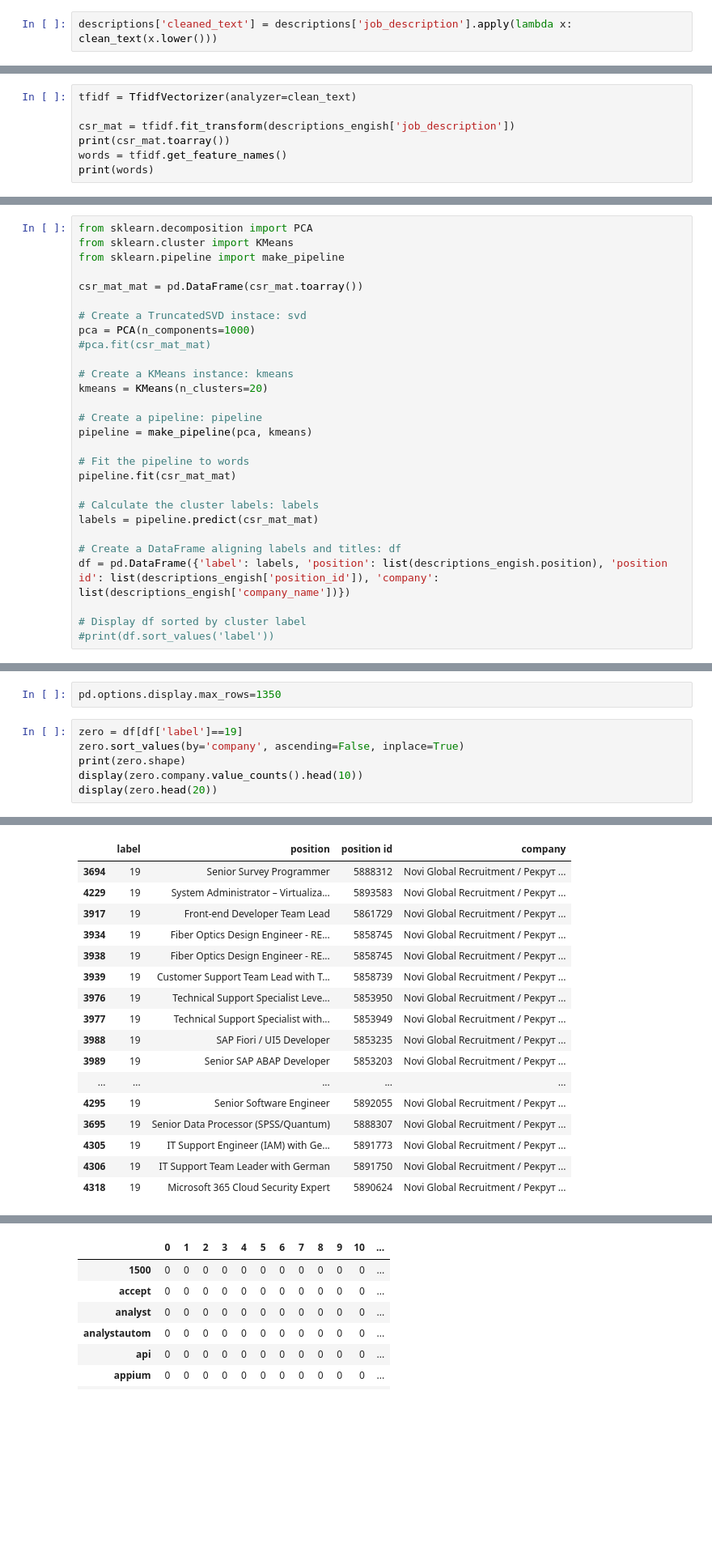
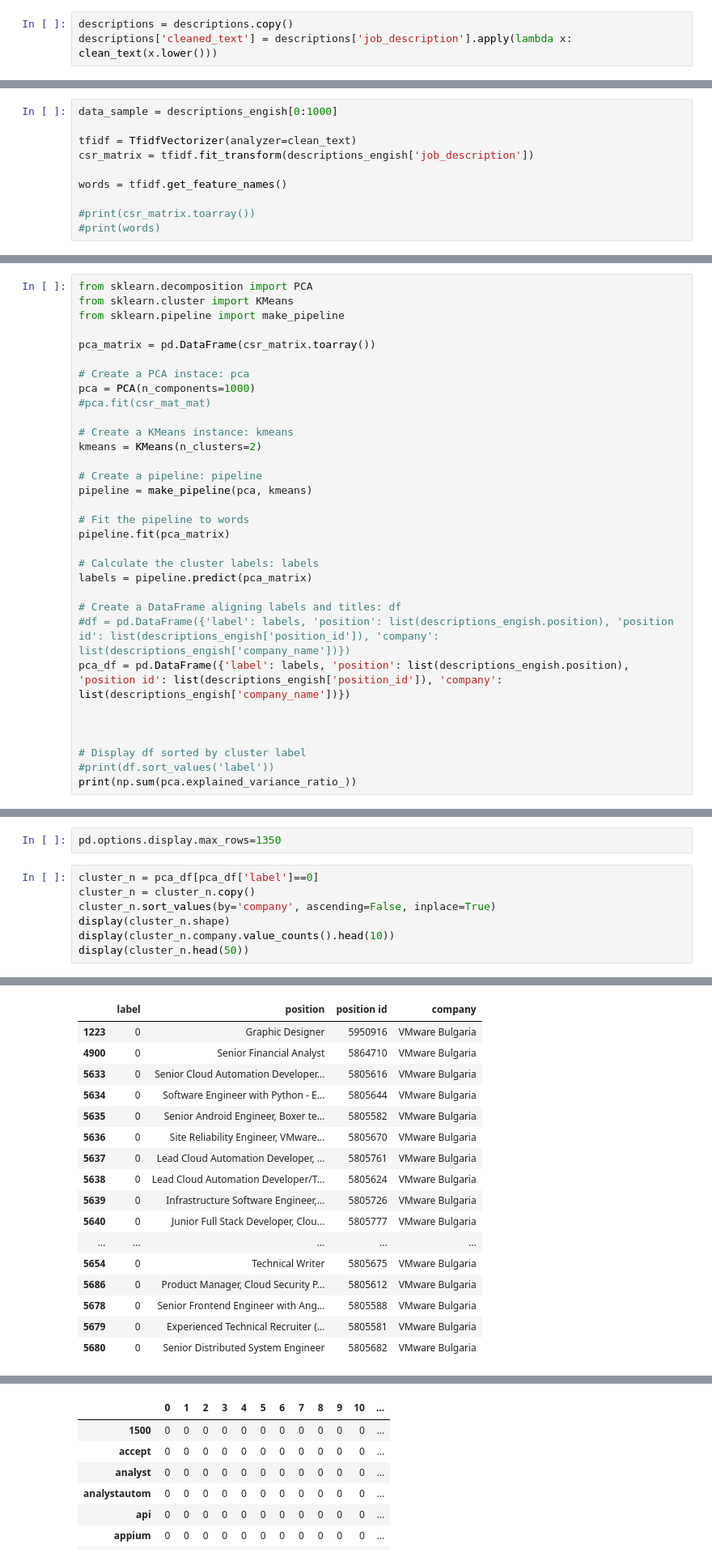
Before and after one commit to LyuboKushev/Employment-Data, a Jupyter notebook: Text Analysis Jobs bg.ipynb, the cells around one changed output, grey strips where cells are left out. Shown at 81% size. Drawn from its saved outputs; the diff is of its cells as text; blank space fills up the shorter version.

```diff
--- a/Text Analysis Jobs bg.ipynb
+++ b/Text Analysis Jobs bg.ipynb
@@ -209,4 +191,5 @@ descriptions.head()
 | 3 | 5950538 | html Customer Support Representat... | Customer Support Representative | ТЕК ЕКСПЪРТС ЕООД |
 | 4 | 5933745 | html Grafixoft is a leading softw... | Software Engineer (C#/.NET) | ГРАФИКСОФТ ООД |
 # %%
+descriptions = descriptions.copy()
 descriptions['cleaned_text'] = descriptions['job_description'].apply(lambda x: clean_text(x.lower()))
@@ -373,9 +339,12 @@ for i in range(num_clusters):
 # %% [markdown]
 #### Vectorizing: TF-IDF - Dimensionality Reduction
 # %%
+data_sample = descriptions_engish[0:1000]
+
 tfidf = TfidfVectorizer(analyzer=clean_text)
+csr_matrix = tfidf.fit_transform(descriptions_engish['job_description'])
 
-csr_mat = tfidf.fit_transform(descriptions_engish['job_description'])
-print(csr_mat.toarray())
 words = tfidf.get_feature_names()
-print(words)
+
+#print(csr_matrix.toarray())
+#print(words)
@@ -395,26 +355,30 @@ from sklearn.decomposition import PCA
 from sklearn.cluster import KMeans
 from sklearn.pipeline import make_pipeline
 
-csr_mat_mat = pd.DataFrame(csr_mat.toarray())
+pca_matrix = pd.DataFrame(csr_matrix.toarray())
 
-# Create a TruncatedSVD instace: svd
+# Create a PCA instace: pca
 pca = PCA(n_components=1000)
 #pca.fit(csr_mat_mat)
 
 # Create a KMeans instance: kmeans
-kmeans = KMeans(n_clusters=20)
+kmeans = KMeans(n_clusters=2)
 
 # Create a pipeline: pipeline
 pipeline = make_pipeline(pca, kmeans)
 
 # Fit the pipeline to words
-pipeline.fit(csr_mat_mat)
+pipeline.fit(pca_matrix)
 
 # Calculate the cluster labels: labels
-labels = pipeline.predict(csr_mat_mat)
+labels = pipeline.predict(pca_matrix)
 
 # Create a DataFrame aligning labels and titles: df
-df = pd.DataFrame({'label': labels, 'position': list(descriptions_engish.position), 'position id': list(descriptions_engish['position_id']), 'company': list(descriptions_engish['company_name'])})
+#df = pd.DataFrame({'label': labels, 'position': list(descriptions_engish.position), 'position id': list(descriptions_engish['position_id']), 'company': list(descriptions_engish['company_name'])})
+pca_df = pd.DataFrame({'label': labels, 'position': list(descriptions_engish.position), 'position id': list(descriptions_engish['position_id']), 'company': list(descriptions_engish['company_name'])})
+
+
 
 # Display df sorted by cluster label
 #print(df.sort_values('label'))
+print(np.sum(pca.explained_variance_ratio_))
@@ -483,9 +458,10 @@ array([0.00522373, 0.01834596, 0.01551494, 0.0106122 , 0.00971697,
 # %%
 pd.options.display.max_rows=1350
 # %%
-zero = df[df['label']==19]
-zero.sort_values(by='company', ascending=False, inplace=True)
-print(zero.shape)
-display(zero.company.value_counts().head(10))
-display(zero.head(20))
+cluster_n = pca_df[pca_df['label']==0]
+cluster_n = cluster_n.copy()
+cluster_n.sort_values(by='company', ascending=False, inplace=True)
+display(cluster_n.shape)
+display(cluster_n.company.value_counts().head(10))
+display(cluster_n.head(50))
 # %% [output]
@@ -499,19 +471,19 @@ Name: company, dtype: int64
 |  | label | position | position id | company |
-| 3694 | 19 | Senior Survey Programmer | 5888312 | Novi Global Recruitment / Рекрут ... |
-| 4229 | 19 | System Administrator – Virtualiza... | 5893583 | Novi Global Recruitment / Рекрут ... |
-| 3917 | 19 | Front-end Developer Team Lead | 5861729 | Novi Global Recruitment / Рекрут ... |
-| 3934 | 19 | Fiber Optics Design Engineer - RE... | 5858745 | Novi Global Recruitment / Рекрут ... |
-| 3938 | 19 | Fiber Optics Design Engineer - RE... | 5858745 | Novi Global Recruitment / Рекрут ... |
-| 3939 | 19 | Customer Support Team Lead with T... | 5858739 | Novi Global Recruitment / Рекрут ... |
-| 3976 | 19 | Technical Support Specialist Leve... | 5853950 | Novi Global Recruitment / Рекрут ... |
-| 3977 | 19 | Technical Support Specialist with... | 5853949 | Novi Global Recruitment / Рекрут ... |
-| 3988 | 19 | SAP Fiori / UI5 Developer | 5853235 | Novi Global Recruitment / Рекрут ... |
-| 3989 | 19 | Senior SAP ABAP Developer | 5853203 | Novi Global Recruitment / Рекрут ... |
+| 1223 | 0 | Graphic Designer | 5950916 | VMware Bulgaria |
+| 4900 | 0 | Senior Financial Analyst | 5864710 | VMware Bulgaria |
+| 5633 | 0 | Senior Cloud Automation Developer... | 5805616 | VMware Bulgaria |
+| 5634 | 0 | Software Engineer with Python - E... | 5805644 | VMware Bulgaria |
+| 5635 | 0 | Senior Android Engineer, Boxer te... | 5805582 | VMware Bulgaria |
+| 5636 | 0 | Site Reliability Engineer, VMware... | 5805670 | VMware Bulgaria |
+| 5637 | 0 | Lead Cloud Automation Developer, ... | 5805761 | VMware Bulgaria |
+| 5638 | 0 | Lead Cloud Automation Developer/T... | 5805624 | VMware Bulgaria |
+| 5639 | 0 | Infrastructure Software Engineer,... | 5805726 | VMware Bulgaria |
+| 5640 | 0 | Junior Full Stack Developer, Clou... | 5805777 | VMware Bulgaria |
 | ... | ... | ... | ... | ... |
-| 4295 | 19 | Senior Software Engineer | 5892055 | Novi Global Recruitment / Рекрут ... |
-| 3695 | 19 | Senior Data Processor (SPSS/Quantum) | 5888307 | Novi Global Recruitment / Рекрут ... |
-| 4305 | 19 | IT Support Engineer (IAM) with Ge... | 5891773 | Novi Global Recruitment / Рекрут ... |
-| 4306 | 19 | IT Support Team Leader with German | 5891750 | Novi Global Recruitment / Рекрут ... |
-| 4318 | 19 | Microsoft 365 Cloud Security Expert | 5890624 | Novi Global Recruitment / Рекрут ... |
+| 5654 | 0 | Technical Writer | 5805675 | VMware Bulgaria |
+| 5686 | 0 | Product Manager, Cloud Security P... | 5805612 | VMware Bulgaria |
+| 5678 | 0 | Senior Frontend Engineer with Ang... | 5805588 | VMware Bulgaria |
+| 5679 | 0 | Experienced Technical Recruiter (... | 5805581 | VMware Bulgaria |
+| 5680 | 0 | Senior Distributed System Engineer | 5805682 | VMware Bulgaria |
 # %%
 pos_count_vect = CountVectorizer(analyzer=clean_text)
```
Also changed, not shown: parts of 29 cells of this notebook, 1 other file.
